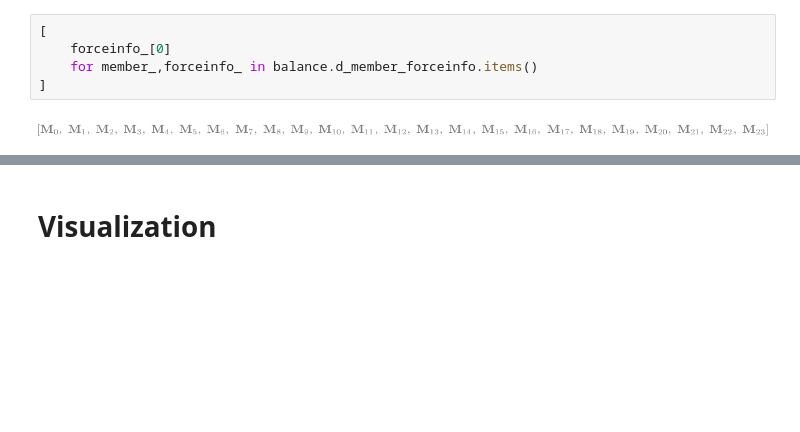
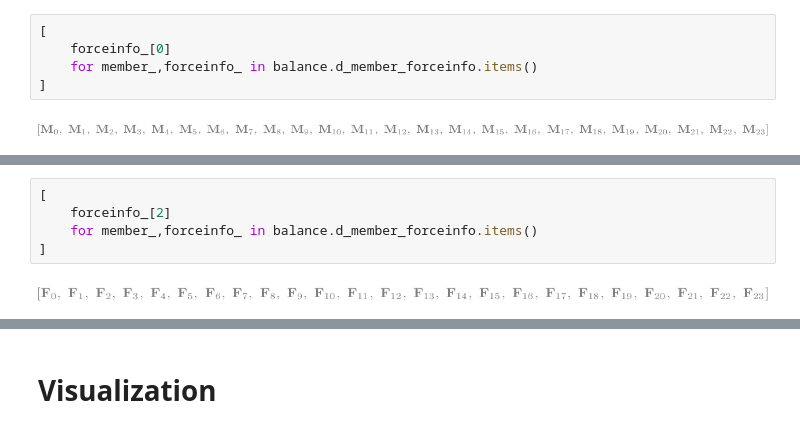
Before and after one commit to cstarkjp/ConceptualDesign, a Jupyter notebook: Notebooks/Demo.ipynb, the cells around one changed output, grey strips where cells are left out. Drawn from its saved outputs; the diff is of its cells as text; blank space fills up the shorter version.

```diff
--- a/Notebooks/Demo.ipynb
+++ b/Notebooks/Demo.ipynb
@@ -219,0 +212,7 @@ balance.d_member_forcemoment
+# %%
+[
+    forceinfo_[2]
+    for member_,forceinfo_ in balance.d_member_forceinfo.items()
+]
+# %% [output]
+[figure, added]
```
Also changed, not shown: parts of 7 cells of this notebook, 1 other file.
